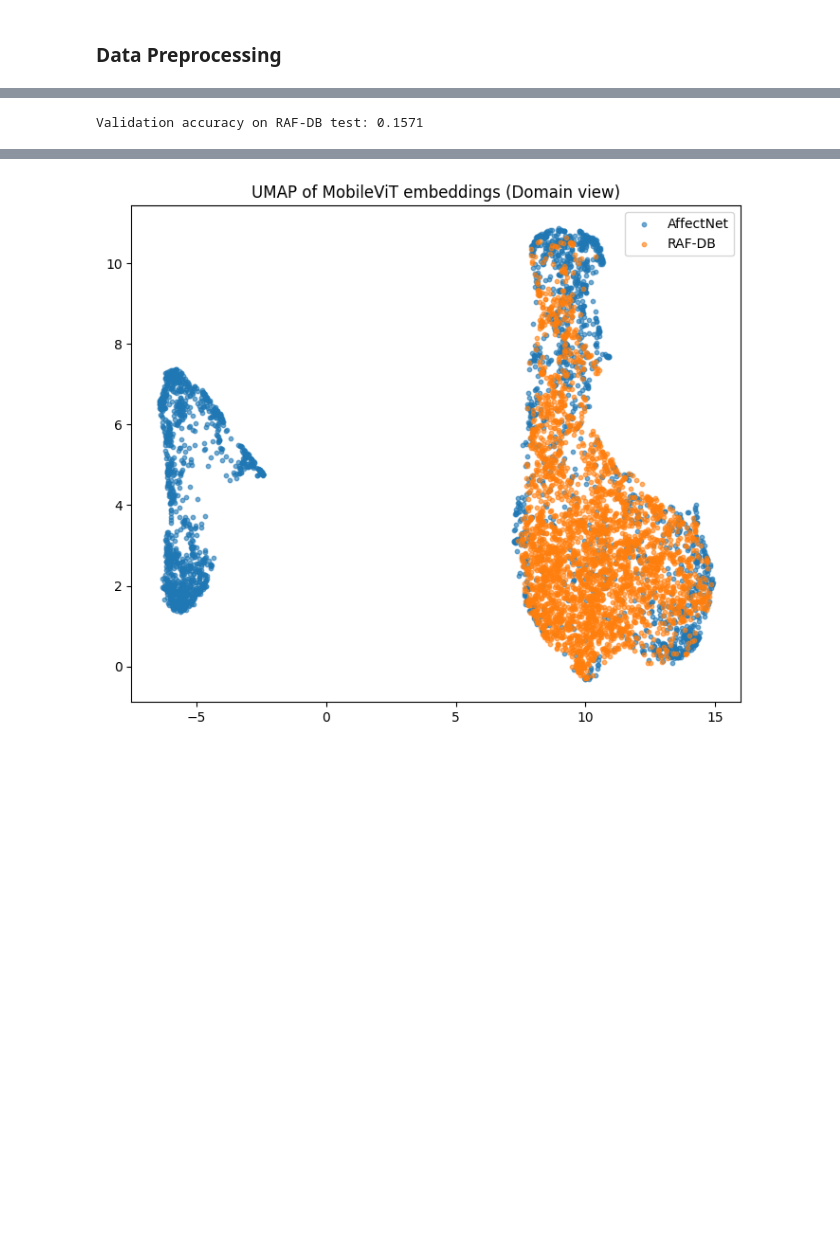
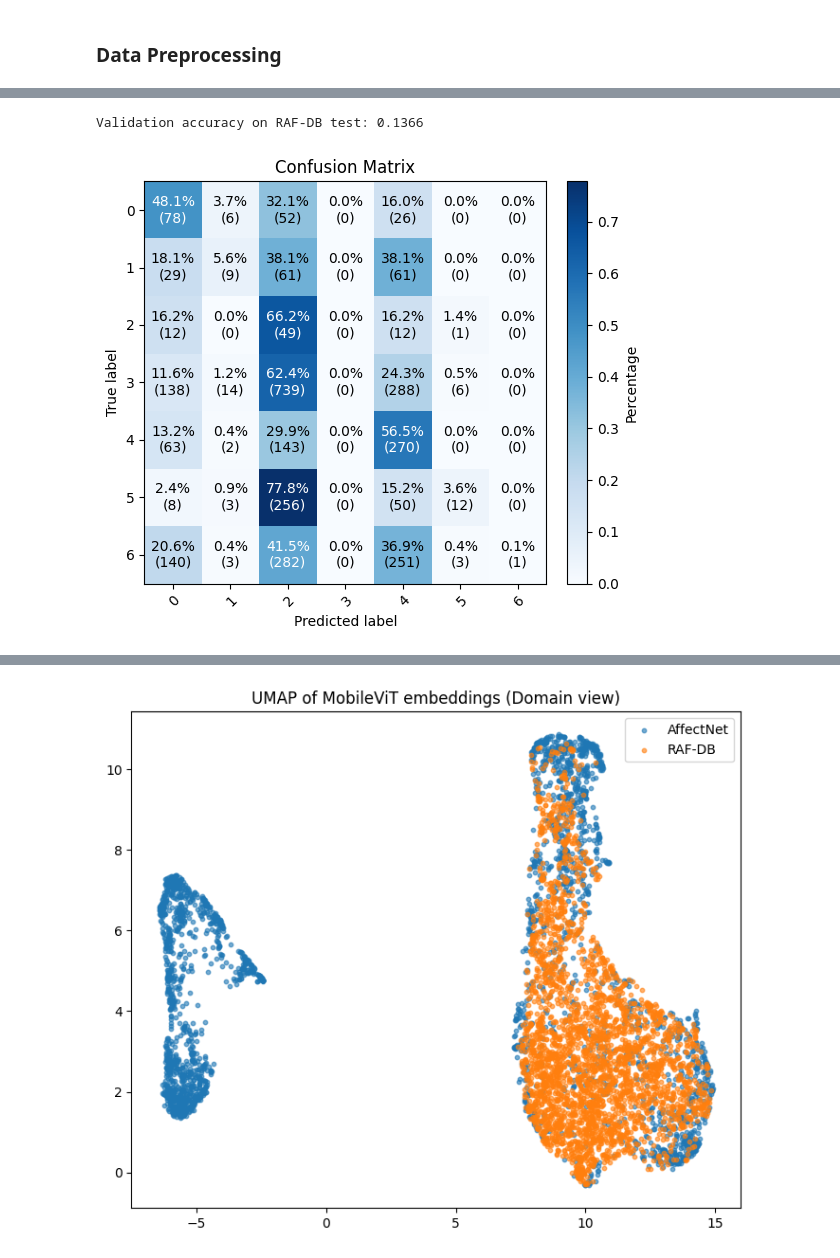
Before and after one commit to sofiafernandescd/EmoReA, a Jupyter notebook: emorea-backend/notebooks/facial/icpram2026-affectnet.ipynb, the cells around one changed output, grey strips where cells are left out. Cells and saved outputs as stored; diff of their text form; code cells hidden in the pictures; blank space fills up the shorter version.

```diff
--- a/emorea-backend/notebooks/facial/icpram2026-affectnet.ipynb
+++ b/emorea-backend/notebooks/facial/icpram2026-affectnet.ipynb
@@ -149,8 +178,5 @@ You should probably TRAIN this model on a down-stream task to be able to use it
 # %%
 
-from transformers import AdamW, get_cosine_schedule_with_warmup
-from sklearn.metrics import accuracy_score
-from src.evaluation import plot_confusion_matrix, plot_training_history
 
 feature_extractor = MobileViTImageProcessor.from_pretrained("apple/mobilevit-xx-small")
 model = MobileViTForImageClassification.from_pretrained(
@@ -208,8 +234,14 @@ history = {
         }
 
 for epoch in range(num_epochs):
+    # -----------------
+    # Train
+    # -----------------
     model.train()
     train_loss = 0.0
+    correct = 0
+    total = 0
+
 
     for batch in train_loader:
         optimizer.zero_grad()
@@ -233,7 +265,14 @@ for epoch in range(num_epochs):
     train_acc = correct / total
 
 
+    # -----------------
+    # Validation
+    # -----------------
     model.eval()
+    val_loss = 0.0
+    correct = 0
+    total = 0
+
     y_true, y_pred = [], []
 
     with torch.no_grad():
@@ -244,22 +283,27 @@ for epoch in range(num_epochs):
             outputs = model(pixel_values=pixel_values)
             preds = torch.argmax(outputs.logits, dim=1)
 
+            #loss = outputs.loss
+            val_loss += loss.item()
             y_true.extend(labels.cpu().numpy())
             y_pred.extend(preds.cpu().numpy())
 
     val_acc = accuracy_score(y_true, y_pred)
     val_loss /= len(val_loader)
 
-    history.history["loss"].append(train_loss)
-    history.history["accuracy"].append(train_acc)
-    history.history["val_loss"].append(val_loss)
-    history.history["val_accuracy"].append(val_acc)
+    history["loss"].append(train_loss)
+    history["accuracy"].append(train_acc)
+    history["val_loss"].append(val_loss)
+    history["val_accuracy"].append(val_acc)
 
     print(
         f"Epoch {epoch+1:03d} | "
         f"Train loss: {train_loss:.4f} | "
+        f"Val loss: {val_loss:.4f} | "
+        f"Train acc: {train_acc:.4f} | "
         f"Val acc: {val_acc:.4f}"
     )
+
 
     if val_acc > best_val_acc:
         best_val_acc = val_acc
@@ -273,6 +317,7 @@ for epoch in range(num_epochs):
             break
 
 
+plot_training_history(history)
 
 # load best model for evaluation
 model = MobileViTForImageClassification.from_pretrained("mobilevit_affectnet_best")
@@ -318,8 +363,4 @@ with torch.no_grad():
 
 acc = accuracy_score(y_true, y_pred)
 print(f"Test accuracy on Affect Net: {acc:.4f}")
-
-
-#model.save_pretrained("mobilevit_finetuned")
-#feature_extractor.save_pretrained("mobilevit_finetuned")
 # %% [output]
@@ -392,25 +372,28 @@ Test accuracy on Affect Net: 0.6715
 # %%
 test_ds = ImageDataset(raf, feature_extractor)
 test_loader   = DataLoader(test_ds, batch_size=32, shuffle=False, num_workers=0)
 
 model.eval()
 y_true, y_pred = [], []
 
 with torch.no_grad():
     for batch in test_loader:
         pixel_values = batch["pixel_values"].to(device)
         labels = batch["labels"].to(device)
 
         outputs = model(pixel_values=pixel_values)
         preds = torch.argmax(outputs.logits, dim=1)
 
         y_true.extend(labels.cpu().numpy())
         y_pred.extend(preds.cpu().numpy())
 
 acc = accuracy_score(y_true, y_pred)
 print(f"Validation accuracy on RAF-DB test: {acc:.4f}")
+
+plot_confusion_matrix(y_true, y_pred)
 # %% [output]
-Validation accuracy on RAF-DB test: 0.1571
+Validation accuracy on RAF-DB test: 0.1366
+[figure, added]
 # %%
 test_ds = ImageDataset(ck, feature_extractor)
 test_loader   = DataLoader(test_ds, batch_size=32, shuffle=False, num_workers=0)
```
Also changed, not shown: parts of 22 cells of this notebook.
